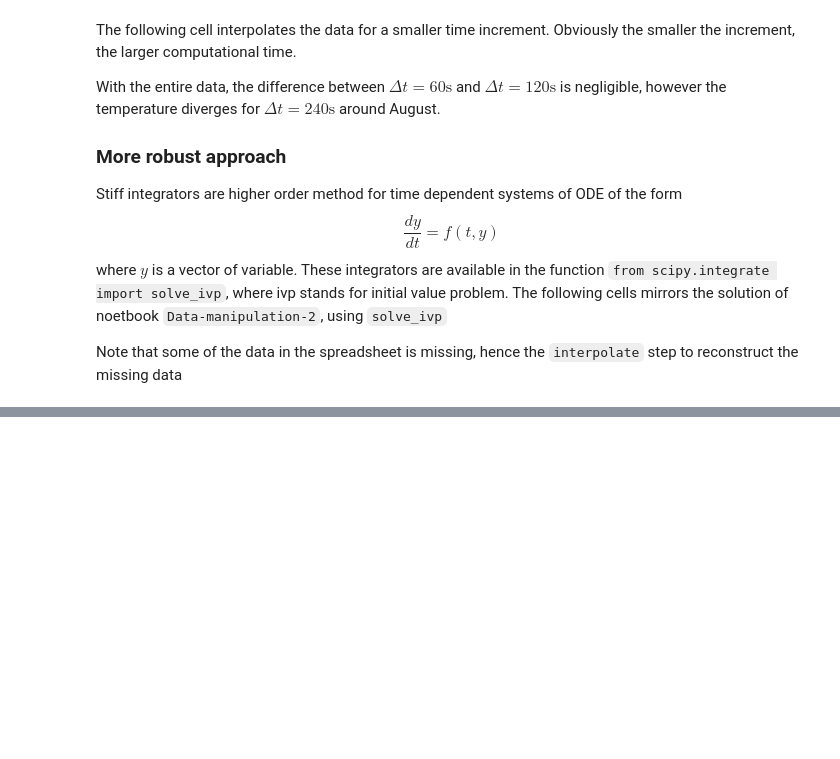
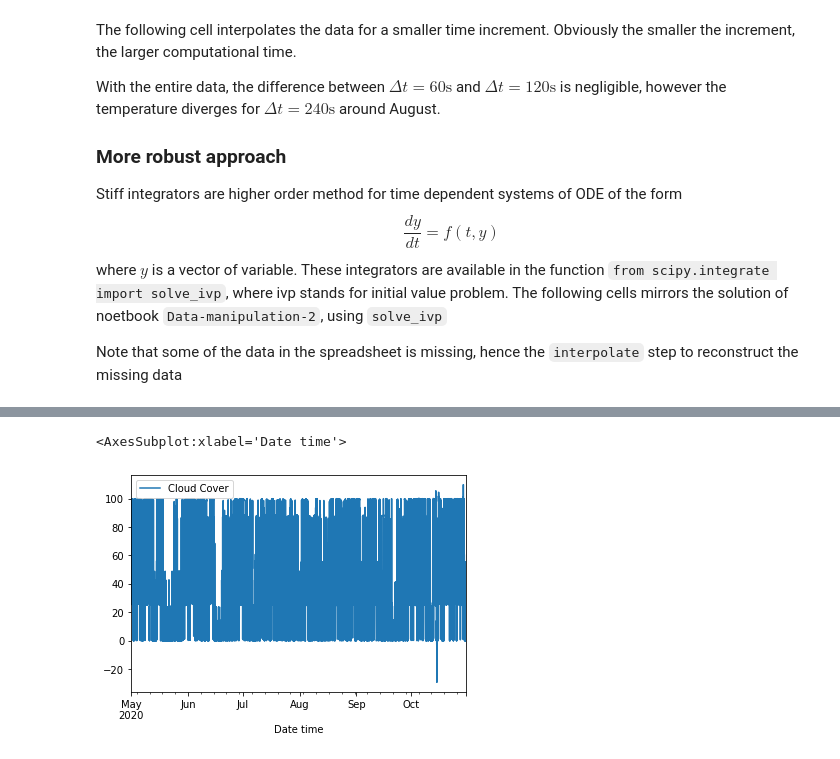
Before and after one commit to yvesdubief/UVM-ME144-Heat-Transfer, a Jupyter notebook: Snow-Cooling/Data-manipulation-2.ipynb, the cells around one changed output, grey strips where cells are left out. Saved outputs shown, nothing was run; the diff lists cells and outputs as text; code cells hidden in the pictures; blank space fills up the shorter version.

```diff
--- a/Snow-Cooling/Data-manipulation-2.ipynb
+++ b/Snow-Cooling/Data-manipulation-2.ipynb
@@ -122,3 +165,8 @@ $$
+# %%
+weather.plot(y='Cloud Cover')
+# %% [output]
+<AxesSubplot:xlabel='Date time'>
+[figure, added]
 # %%
 from scipy.interpolate import interp1d
 t_data = np.arange(0,weather.shape[0]*15*60,15*60)
```
Also changed, not shown: parts of 12 cells of this notebook, 12 other files.
